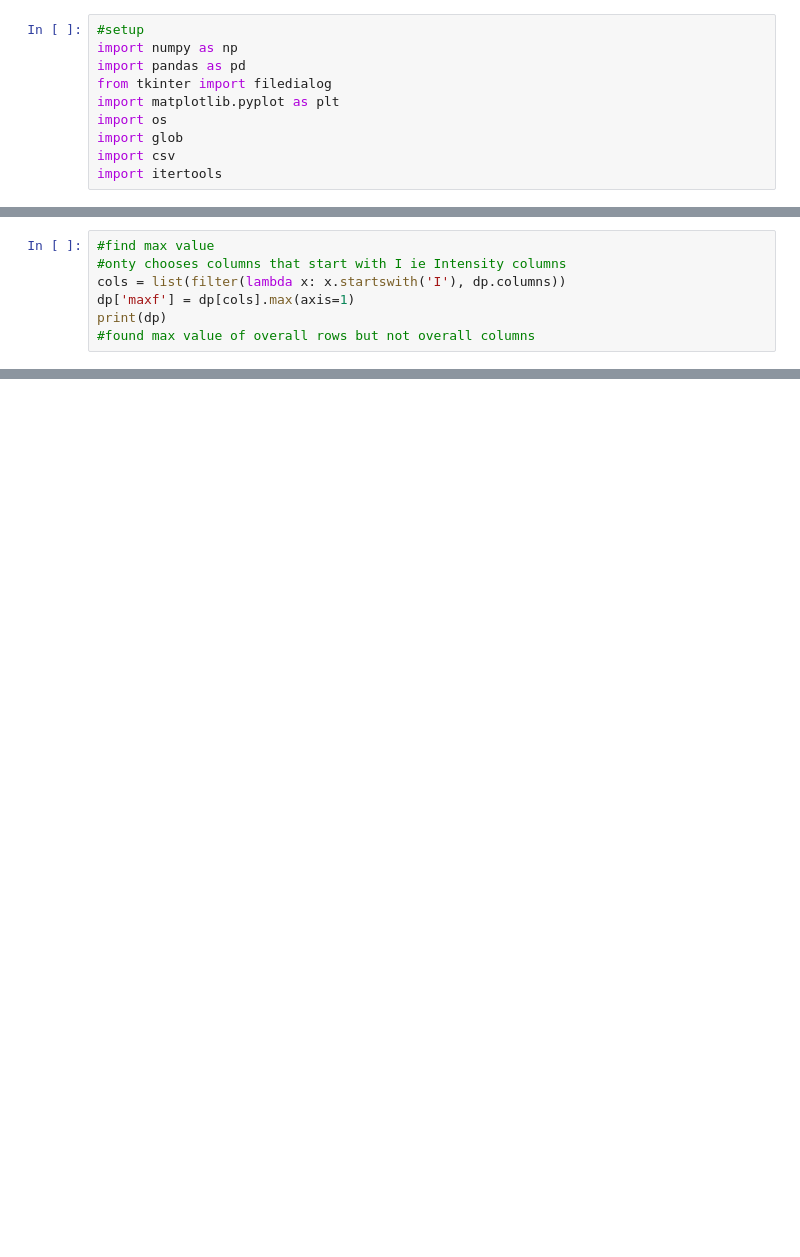
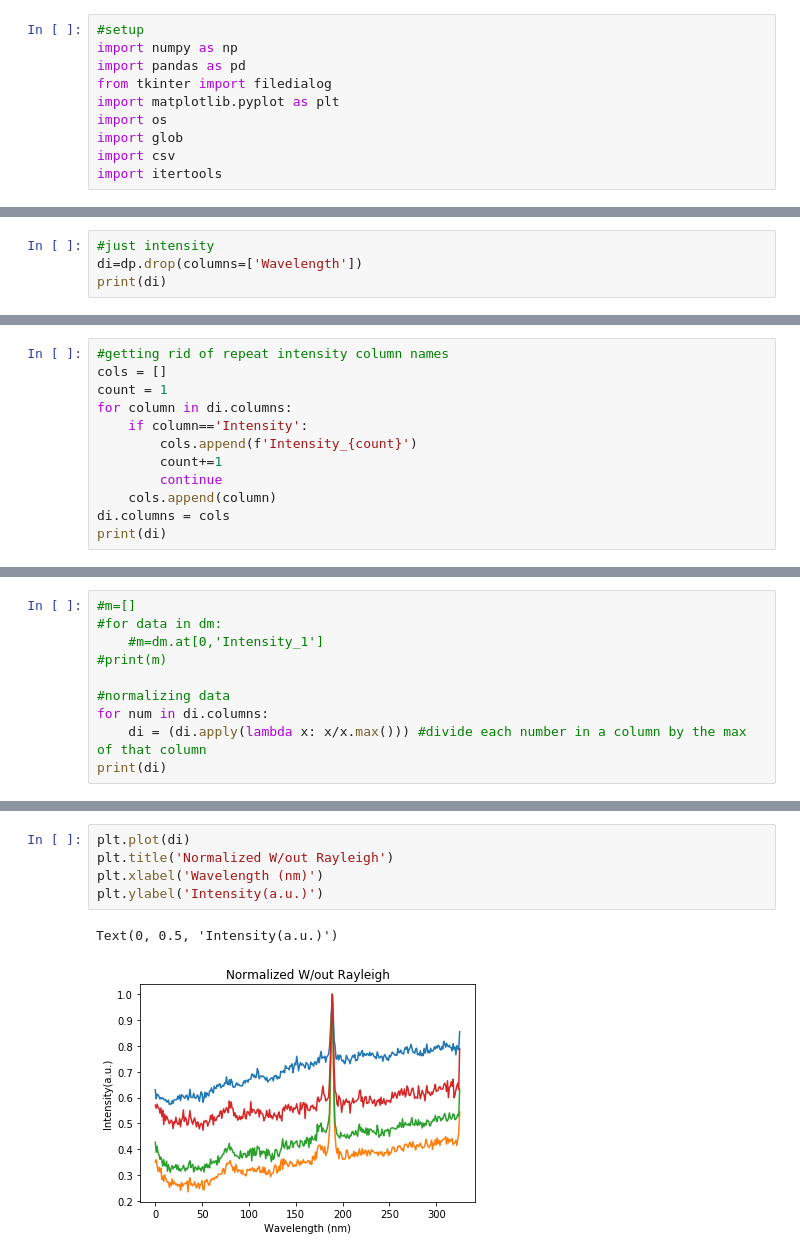
Before and after one commit to Jasonk0401/Project-2, a Jupyter notebook: ProjectV2.ipynb, the cells around one changed output, grey strips where cells are left out. Drawn from its saved outputs; the diff is of its cells as text; blank space fills up the shorter version.

```diff
--- a/ProjectV2.ipynb
+++ b/ProjectV2.ipynb
@@ -182,7 +96,0 @@ print(di)
-# %%
-#find max value
-#onty chooses columns that start with I ie Intensity columns
-cols = list(filter(lambda x: x.startswith('I'), dp.columns))
-dp['maxf'] = dp[cols].max(axis=1)
-print(dp)
-#found max value of overall rows but not overall columns
@@ -240,0 +97,4 @@ TypeError: 'int' object is not subscriptable
+# %%
+#just intensity
+di=dp.drop(columns=['Wavelength'])
+print(di)
@@ -240,0 +116,12 @@ TypeError: 'int' object is not subscriptable
+# %%
+#getting rid of repeat intensity column names
+cols = []
+count = 1
+for column in di.columns:
+    if column=='Intensity':
+        cols.append(f'Intensity_{count}')
+        count+=1
+        continue
+    cols.append(column)
+di.columns = cols
+print(di)
@@ -240,0 +150,10 @@ TypeError: 'int' object is not subscriptable
+# %%
+#m=[]
+#for data in dm:
+    #m=dm.at[0,'Intensity_1']
+#print(m)
+
+#normalizing data
+for num in di.columns:
+    di = (di.apply(lambda x: x/x.max())) #divide each number in a column by the max of that column
+print(di)
@@ -240,0 +175,8 @@ TypeError: 'int' object is not subscriptable
+# %%
+plt.plot(di)
+plt.title('Normalized W/out Rayleigh')
+plt.xlabel('Wavelength (nm)')
+plt.ylabel('Intensity(a.u.)')
+# %% [output]
+Text(0, 0.5, 'Intensity(a.u.)')
+[figure, added]
```
Also changed, not shown: parts of 27 cells of this notebook.
